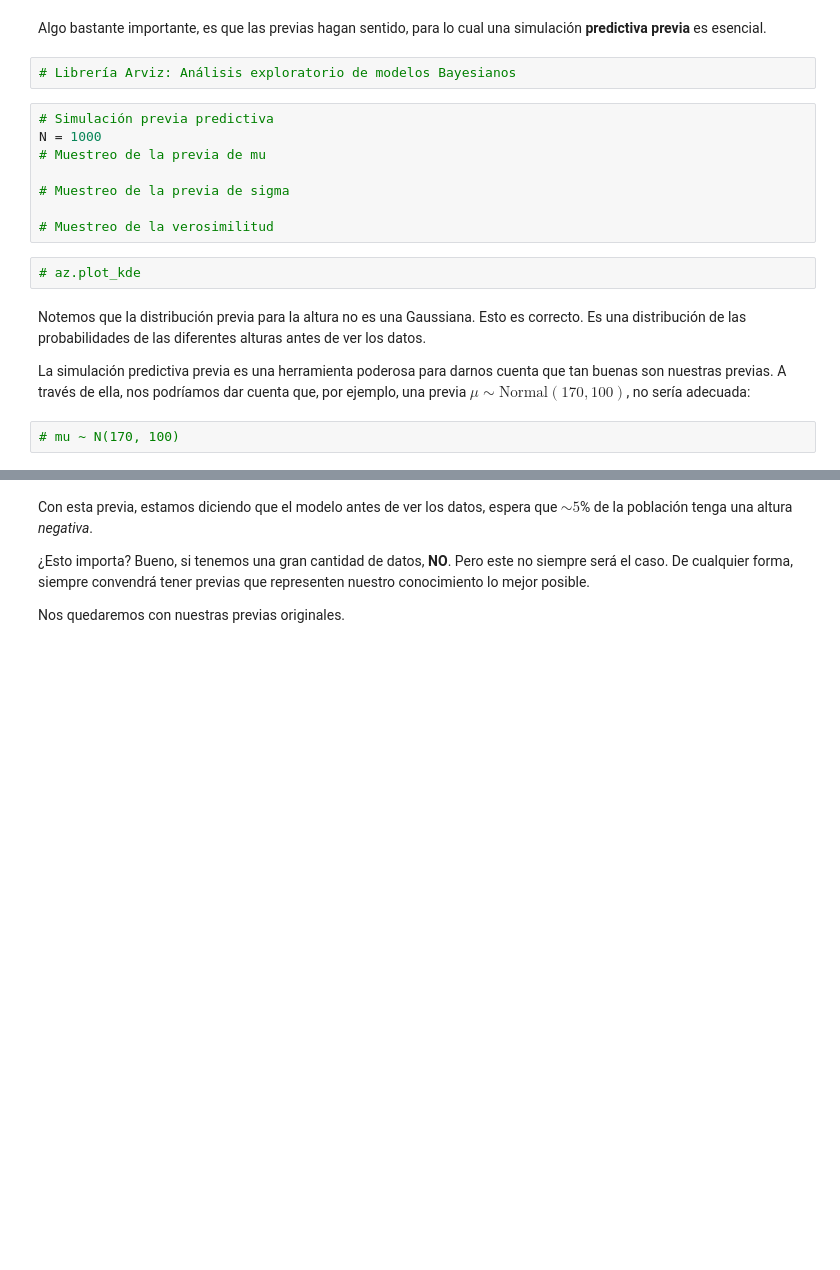
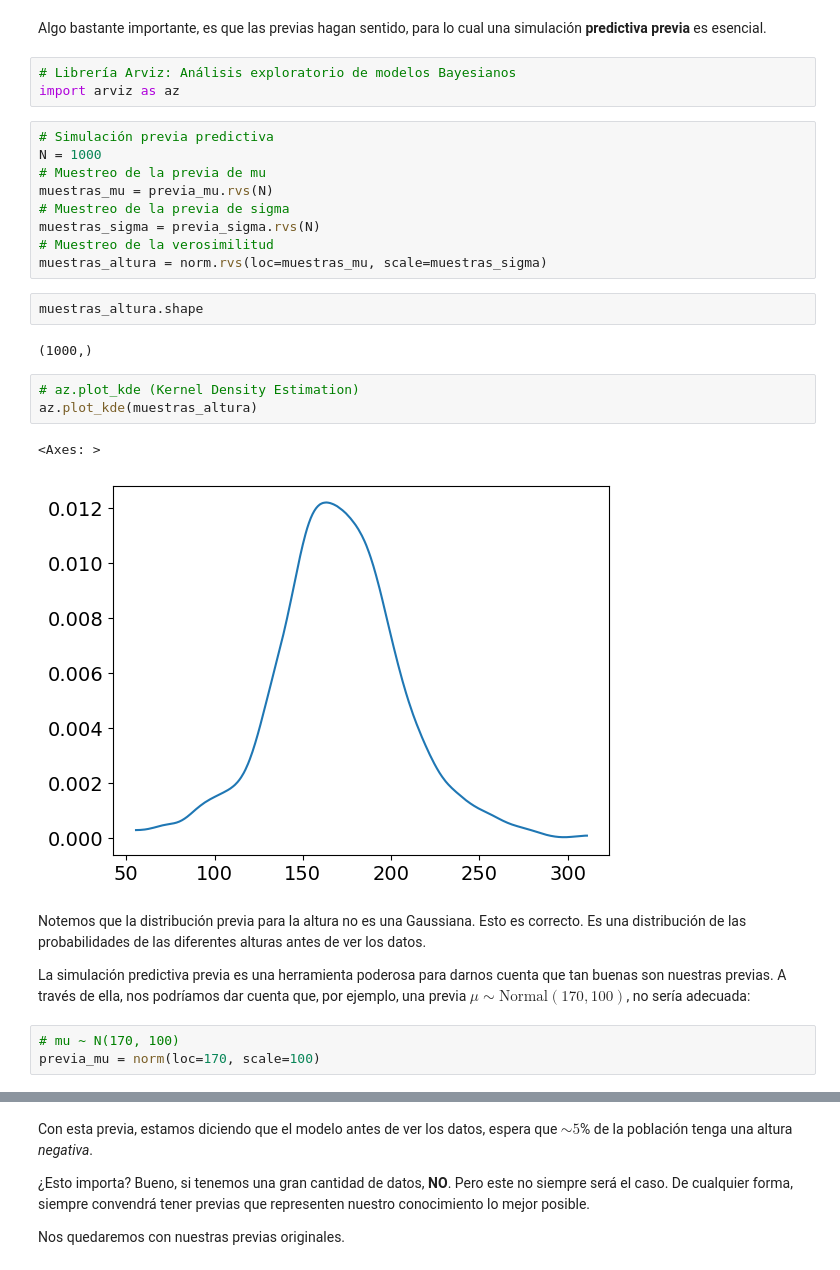
Before and after one commit to esjimenezro/mebo2024, a Jupyter notebook: modulo3/tema8/1-lenguaje-modelos-probabilisticos.ipynb, the cells around one changed output, grey strips where cells are left out. Cells and saved outputs as stored; diff of their text form; blank space fills up the shorter version.

```diff
--- a/modulo3/tema8/1-lenguaje-modelos-probabilisticos.ipynb
+++ b/modulo3/tema8/1-lenguaje-modelos-probabilisticos.ipynb
@@ -120,22 +174,33 @@ La desviación estándar obviamente debe de ser positiva, por lo que hace sentid
 Algo bastante importante, es que las previas hagan sentido, para lo cual una simulación **predictiva previa** es esencial.
 # %%
 # Librería Arviz: Análisis exploratorio de modelos Bayesianos
+import arviz as az
 # %%
 # Simulación previa predictiva
 N = 1000
 # Muestreo de la previa de mu
-
+muestras_mu = previa_mu.rvs(N)
 # Muestreo de la previa de sigma
-
+muestras_sigma = previa_sigma.rvs(N)
 # Muestreo de la verosimilitud
+muestras_altura = norm.rvs(loc=muestras_mu, scale=muestras_sigma)
+# %%
+muestras_altura.shape
+# %% [output]
+(1000,)
 # %%
-# az.plot_kde
+# az.plot_kde (Kernel Density Estimation)
+az.plot_kde(muestras_altura)
+# %% [output]
+<Axes: >
+[figure, added]
 # %% [markdown]
 Notemos que la distribución previa para la altura no es una Gaussiana. Esto es correcto. Es una distribución de las probabilidades de las diferentes alturas antes de ver los datos.
 
 La simulación predictiva previa es una herramienta poderosa para darnos cuenta que tan buenas son nuestras previas. A través de ella, nos podríamos dar cuenta que, por ejemplo, una previa $\mu \sim \text{Normal}(170, 100)$, no sería adecuada:
 # %%
 # mu ~ N(170, 100)
+previa_mu = norm(loc=170, scale=100)
 # %%
 # Simulación previa predictiva
 N = 1000
```
Also changed, not shown: parts of 25 cells of this notebook, 1 other file.
